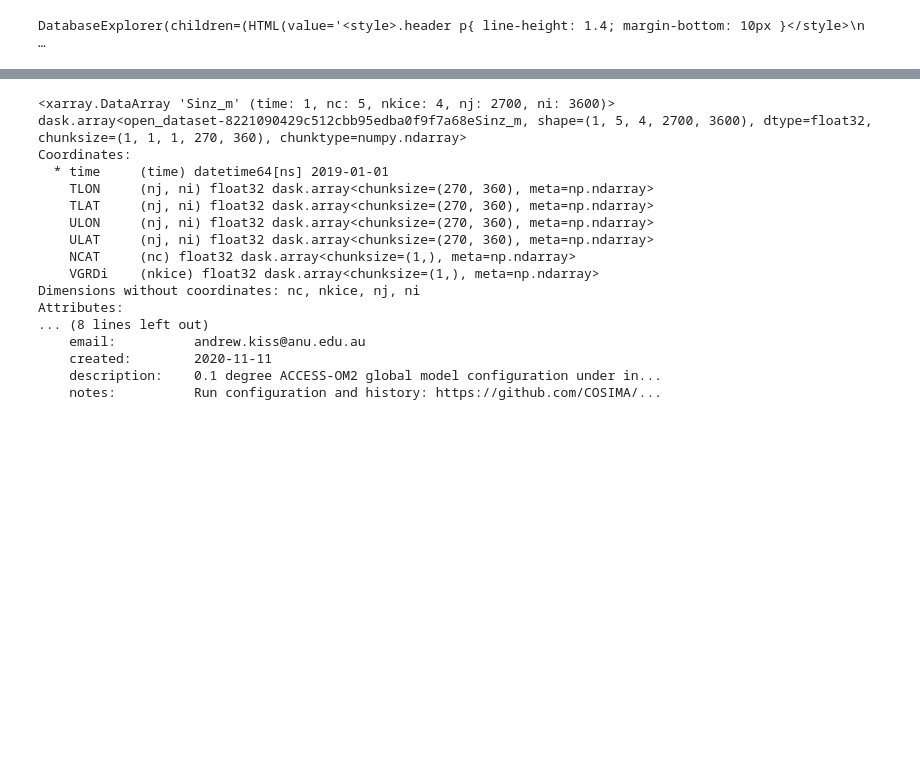
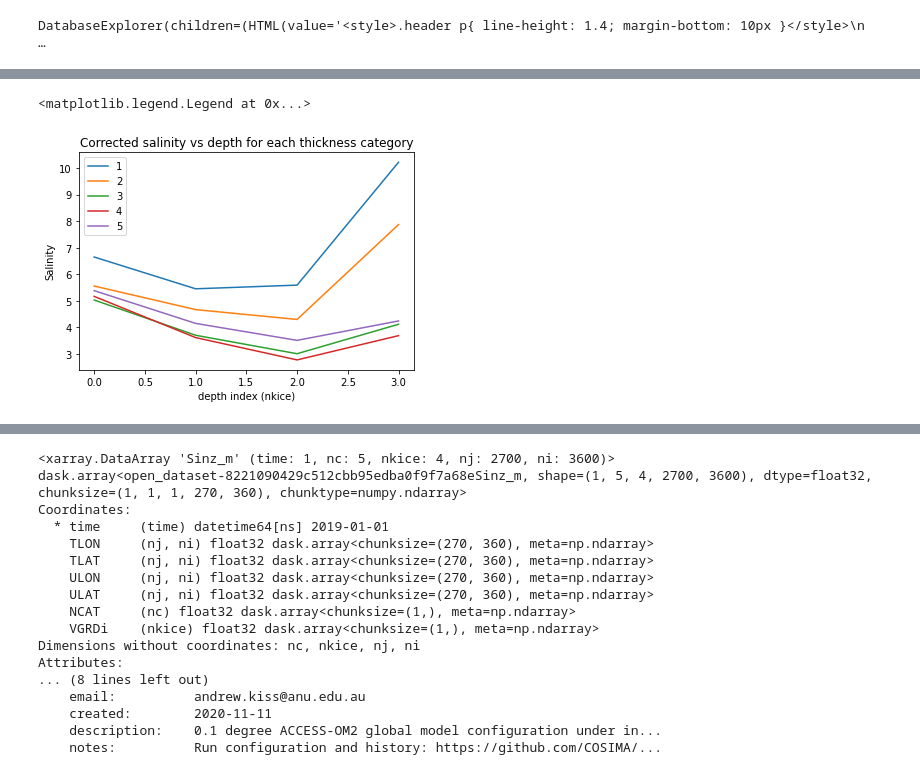
Before and after one commit to aekiss/notebooks, a Jupyter notebook: check-sinz-tinz.ipynb, the cells around one changed output, grey strips where cells are left out. Drawn from its saved outputs; the diff is of its cells as text; code cells hidden in the pictures; blank space fills up the shorter version.

```diff
--- a/check-sinz-tinz.ipynb
+++ b/check-sinz-tinz.ipynb
@@ -48,0 +59,9 @@ sinz = cc.querying.getvar('01deg_jra55v140_iaf_cycle3', 'Sinz_m', session, n=-1)
+# %%
+plt.plot(s.reshape((4,5)), label=['1','2','3','4','5'])
+plt.title('Corrected salinity vs depth for each thickness category')
+plt.ylabel('Salinity')
+plt.xlabel('depth index (nkice)')
+plt.legend()
+# %% [output]
+<matplotlib.legend.Legend at 0x...>
+[figure, added]
```
Also changed, not shown: parts of 18 cells of this notebook.
